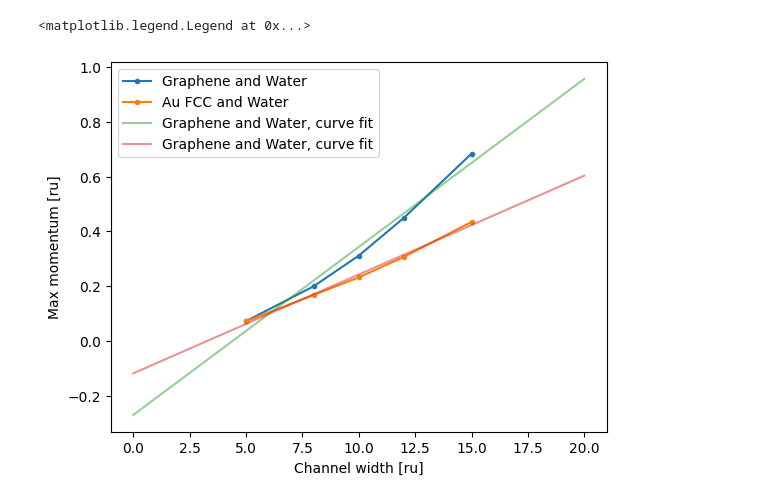
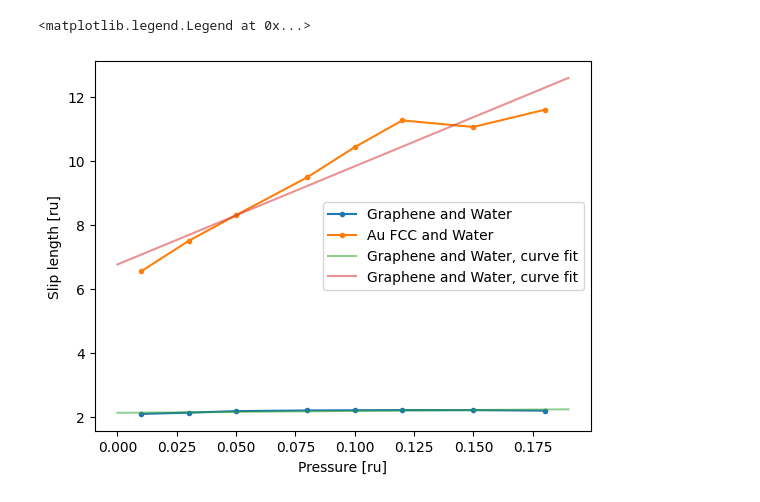
Before and after one commit to Cyandied/MathPhyscisSubjectModuleProject, a Jupyter notebook: MDSimulation/plot.ipynb, the cells around one changed output. Drawn from its saved outputs; the diff is of its cells as text; code cells hidden in the pictures.

```diff
--- a/MDSimulation/plot.ipynb
+++ b/MDSimulation/plot.ipynb
@@ -92,33 +139,52 @@ plot(ax,"WAu9","channel width = 5",all)
 # %%
+WG = []
+WAu = []
+
+for file in files:
+    X = []
+    Y = []
+    Y2 = []
+    sort = dict(sorted(file.items(),key=lambda item: item[1]))
+    for key,value in sort.items():
+        P = value if value < 1 else 0.01
+        rho = 0.44 if "WG" in key else 0.11
+        try:
+            L_s,u_max = plotModel(key,P,rho,1,False)
+        except:
+            continue
+        X.append(value)
+        Y.append(L_s)
+        Y2.append(u_max)
+    if "WG1" in file.keys():
+        WG.append([X,Y])
+        WG.append([X,Y2])
+    else:
+        WAu.append([X,Y])
+        WAu.append([X,Y2])
+
 def line(x,a,b):
     return x*a+b
 
-Ps = [0.01,0.03,0.05,0.08,0.1]
-cw = [5,8,10,12,15]
-Xs = [Ps,cw,Ps,cw]
 
-WG = [[2.1,2.13,2.18,2.20,2.21],[1.4,2.06,2.1,2.24,2.28],[0.31131759278807436, 0.8988376391351598, 1.4062712790627998, 2.059730121914258, 2.4366918029284195],[0.07203906560528353, 0.19964487334349706, 0.31131759278807436, 0.44937891966221666, 0.6838102892488215]]
-WAu = [[6.55,7.5,8.3,9.48,10.42],[4.33,6.2,6.55,7.06,7.97],[0.2319576304712444, 0.7007874866292471, 1.1557258634697893, 1.8222262396685587, 2.246056301560237],[0.07131828369485453, 0.16805835417993453, 0.2319576304712444, 0.30678322299089905, 0.4343947797775279]]
+xlabel = ["Channel width [ru]","Pressure [ru]"]
 
-xlabel = ["Pressure [ru]","Channel width [ru]","Pressure [ru]","Channel width [ru]"]
+show = 2
 
-show = 3
+parWG,_ = curve_fit(line,WG[show][0],WG[show][1])
+parWAu,_ = curve_fit(line,WAu[show][0],WAu[show][1])
 
-parWG,_ = curve_fit(line,Xs[show],WG[show])
-parWAu,_ = curve_fit(line,Xs[show],WAu[show])
+XWG = np.linspace(0,WG[show][0][-1]+WG[show][0][0])
+XWAu = np.linspace(0,WAu[show][0][-1]+WAu[show][0][0])
 
-XWG = np.linspace(0,Xs[show][-1]+Xs[show][0])
-XWAu = np.linspace(0,Xs[show][-1]+Xs[show][0])
-
-plt.plot(Xs[show],WG[show],label="Graphene and Water",marker=".")
-plt.plot(Xs[show],WAu[show],label="Au FCC and Water",marker=".")
+plt.plot(WG[show][0],WG[show][1],label="Graphene and Water",marker=".")
+plt.plot(WAu[show][0],WAu[show][1],label="Au FCC and Water",marker=".")
 
 plt.plot(XWG,line(XWG,parWG[0],parWG[1]),label="Graphene and Water, curve fit",alpha=.5)
 plt.plot(XWAu,line(XWAu,parWAu[0],parWAu[1]),label="Graphene and Water, curve fit",alpha=.5)
 
-plt.xlabel(xlabel[show])
-plt.ylabel("Slip length [ru]" if show<2 else "Max momentum [ru]")
+plt.xlabel(xlabel[0] if show<2 else xlabel[1])
+plt.ylabel("Slip length [ru]" if show%2 == 0 else "Max momentum [ru]")
 plt.legend()
 # %% [output]
 <matplotlib.legend.Legend at 0x...>
-[figure, old version]
+[figure, new version]
```
Also changed, not shown: parts of 3 cells of this notebook, 12 other files.
